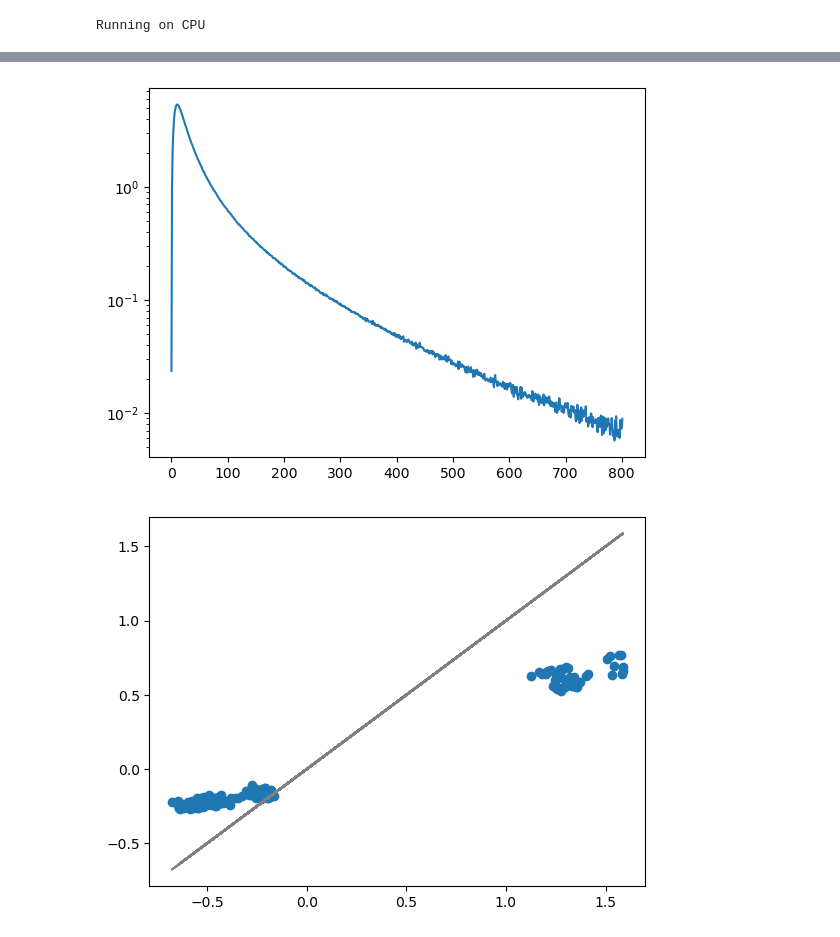
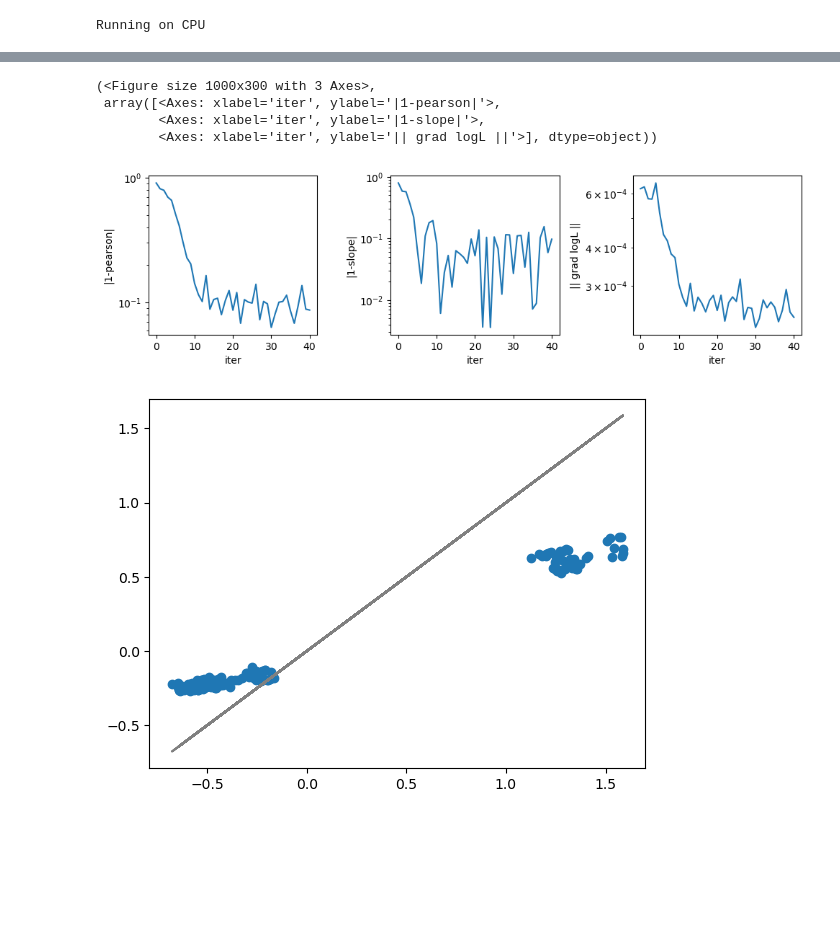
Before and after one commit to stecrotti/Aptamer2025py, a Jupyter notebook: prova.ipynb, the cells around one changed output, grey strips where cells are left out. Cells and saved outputs as stored; diff of their text form; code cells hidden in the pictures; blank space fills up the shorter version.

Commit message:
first callback

```diff
--- a/prova.ipynb
+++ b/prova.ipynb
@@ -331,10 +380,11 @@ ps = selex_distribution.MultiModeDistribution(potts, normalized=False)
 model = selex_distribution.MultiRoundDistribution(Ns0, ps, tr, selected_modes)
 # %%
 n_chains = 10**4
+n_chains = 10
 
 datasets = [data_loading.SelexRoundDataset(seq_oh) for seq_oh in sequences_oh]
-n_rounds = len(data_loaders)
-history = init_history()
+n_rounds = len(datasets)
+callbacks = [ConvergenceMetricsCallback()]
 chains = init_chains(n_rounds, n_chains, L, q, device)
 # %%
 batch_size = 10**5
@@ -368,8 +412,11 @@ plt.yscale('log')
-# %%
-plt.plot(torch.tensor([1-p for p in history["slope"]]).abs())
-plt.yscale('log')
-# %% [output]
-[figure, removed]
+# %%
+callbacks[0].plot()
+# %% [output]
+(<Figure size 1000x300 with 3 Axes>,
+ array([<Axes: xlabel='iter', ylabel='|1-pearson|'>,
+        <Axes: xlabel='iter', ylabel='|1-slope|'>,
+        <Axes: xlabel='iter', ylabel='|| grad logL ||'>], dtype=object))
+[figure, added]
 # %%
 history_indep = indep_sites.init_history()
 params=indep_sites.init_parameters(fi)
```
Also changed, not shown: parts of 13 cells of this notebook.
